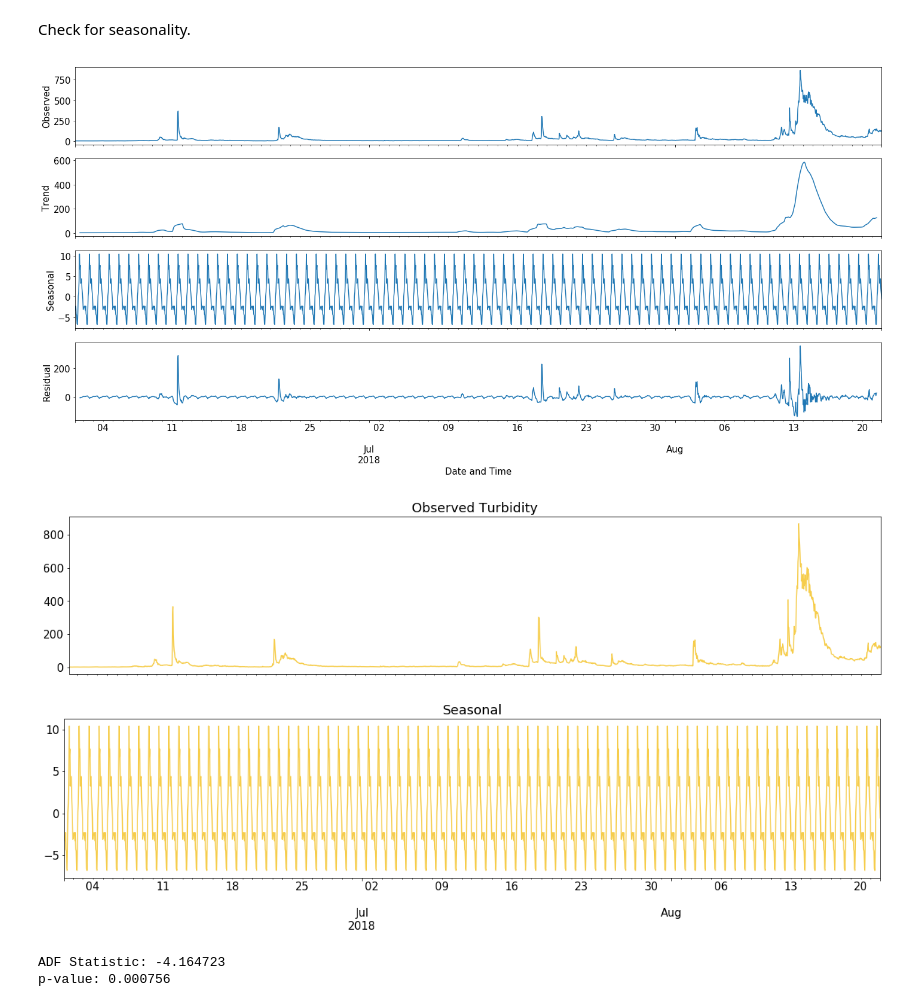
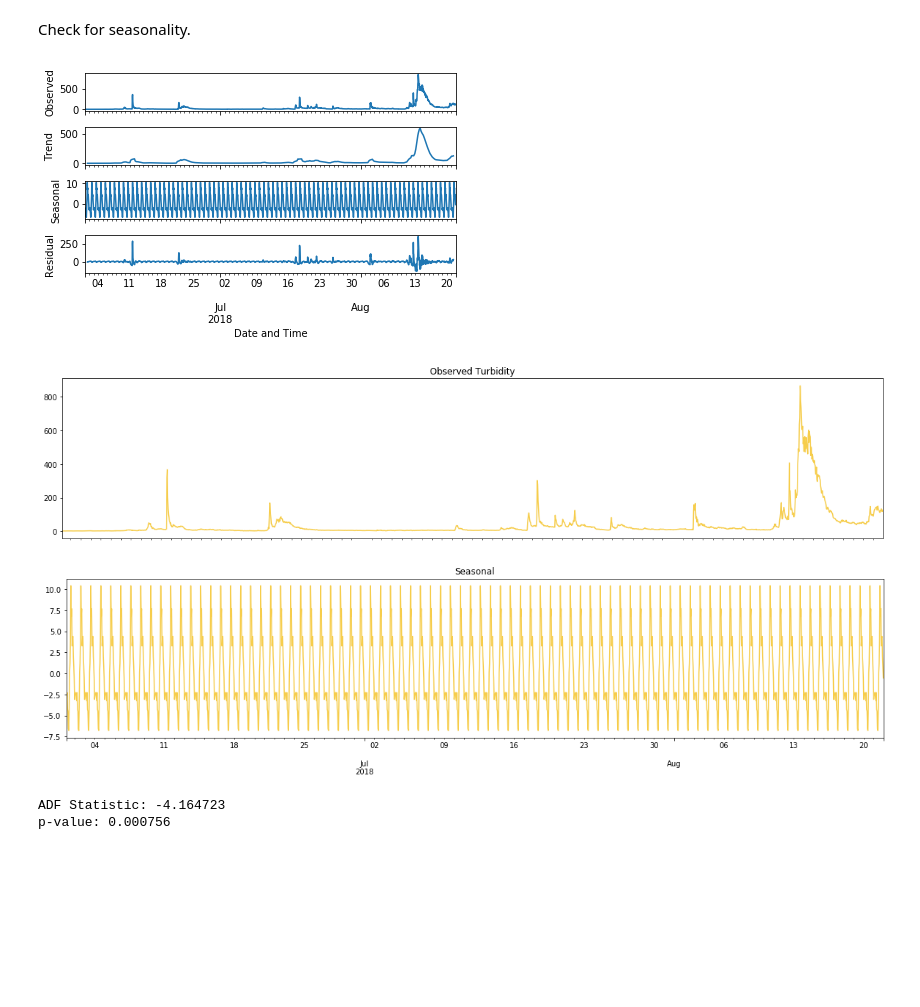
Before and after one commit to EiraBaccay/eskwelabs, a Jupyter notebook: capstone/Capstone Project - Ipo Dam Turbidity Prediction.ipynb, the cells around one changed output. Cells and saved outputs as stored; diff of their text form; code cells hidden in the pictures; blank space fills up the shorter version.

```diff
--- a/capstone/Capstone Project - Ipo Dam Turbidity Prediction.ipynb
+++ b/capstone/Capstone Project - Ipo Dam Turbidity Prediction.ipynb
@@ -191,20 +186,14 @@ Check for seasonality.
 # %%
 from statsmodels.tsa.seasonal import seasonal_decompose
 # %%
-from pylab import rcParams
-rcParams['figure.figsize'] = 20, 10
-rcParams['font.size'] = 15
-# rcParams['legend.fontsize'] = 'medium'
 series = df['Turbidity, NTU']
 res = seasonal_decompose(series, model='additive')
 fig = res.plot()
 plt.show()
 # %% [output]
-[figure, old version]
+[figure, new version]
 # %%
-rcParams['figure.figsize'] = 20, 4
-rcParams['font.size'] = 15
-res.observed.plot(color='#f6cd4cff')
+res.observed.plot(color='#f6cd4cff', figsize=(20, 4))
 plt.xlabel('')
 plt.tick_params(
     axis='x',          # changes apply to the x-axis
@@ -221,16 +210,14 @@ plt.tick_params(
 plt.title('Observed Turbidity')
 plt.savefig('001.png', dpi=500, transparent=True, bbox_inches = 'tight')
 # %% [output]
-[figure, old version]
+[figure, new version]
 # %%
-rcParams['figure.figsize'] = 20, 4
-rcParams['font.size'] = 15
-res.seasonal.plot(color='#f6cd4c')
+res.seasonal.plot(color='#f6cd4c', figsize=(20, 4))
 plt.xlabel('')
 plt.title('Seasonal')
 plt.savefig('000.png', dpi=500, transparent=True, bbox_inches = 'tight')
 # %% [output]
-[figure, old version]
+[figure, new version]
 # %%
 from statsmodels.tsa.stattools import adfuller
 from numpy import log
```
Also changed, not shown: parts of 14 cells of this notebook.
